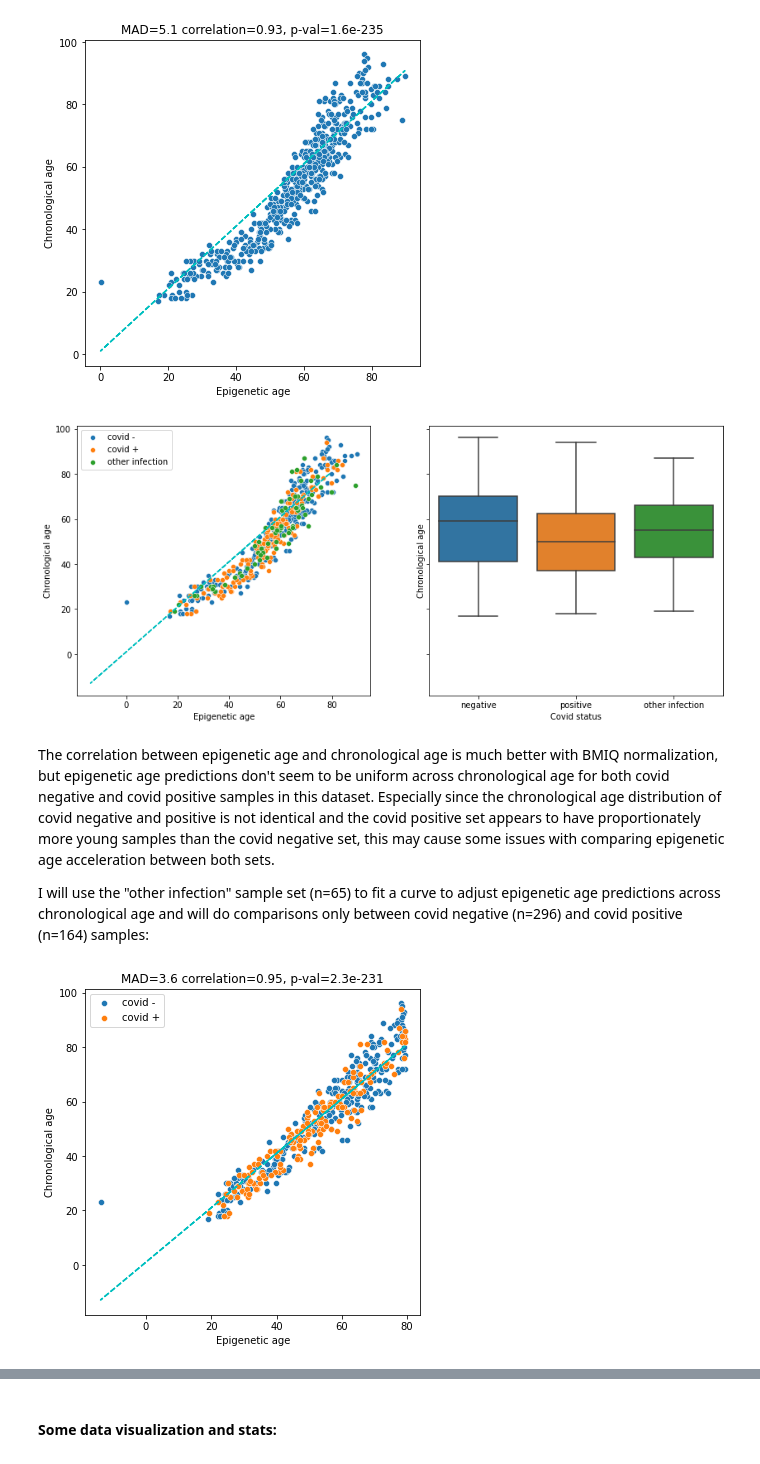
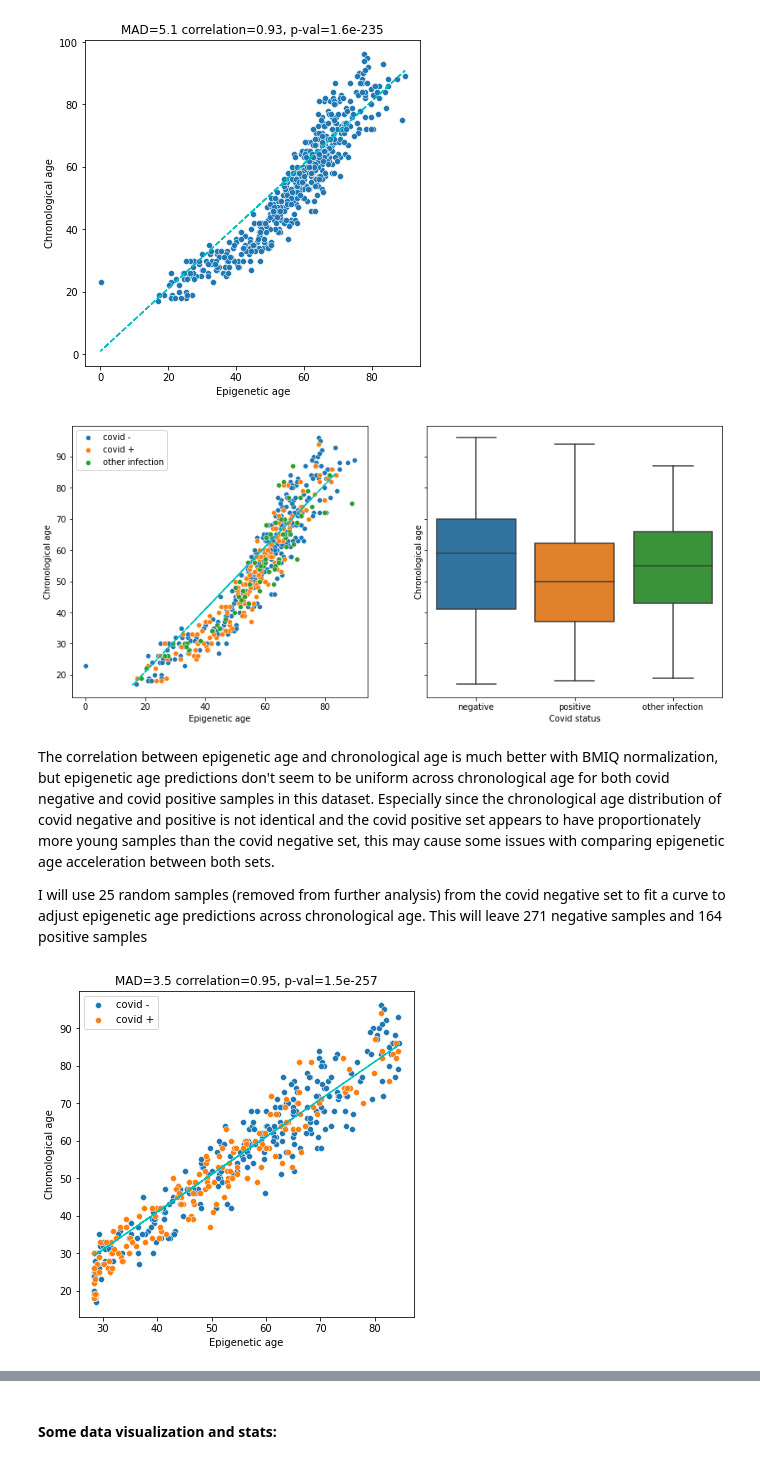
Before and after one commit to Olya-M/covid-epigenetic-age, a Jupyter notebook: preprocessing_2_and_analysis.ipynb, the cells around one changed output, grey strips where cells are left out. Drawn from its saved outputs; the diff is of its cells as text; code cells hidden in the pictures.

Commit message:
Cleaned up some analysis

```diff
--- a/preprocessing_2_and_analysis.ipynb
+++ b/preprocessing_2_and_analysis.ipynb
@@ -57,7 +57,6 @@ Not using BMIQ normalization resulted in epigenetic age predictions that don't s
 # %% [markdown]
 #### With BMIQ normalization:
 # %%
-data_meta = pd.read_csv('data/covidGSE167202_meta.csv')
 data_norm = pd.read_csv('data/covidGSE167202_normalized.csv')
 
 data_norm = data_norm[AltumAge_cpgs]
@@ -86,8 +85,8 @@ sns.boxplot(ax=axs[1],x=data_meta['covid_status:ch1'], y = data_meta['age:ch1']
 axs[1].set(xlabel = 'Covid status',ylabel='Chronological age')
 _ = plt.plot()
 # %% [output]
-[figure, old version]
+[figure, new version]
 # %% [markdown]
 The correlation between epigenetic age and chronological age is much better with BMIQ normalization, but epigenetic age predictions don't seem to be uniform across chronological age for both covid negative and covid positive samples in this dataset. Especially since the chronological age distribution of covid negative and positive is not identical and the covid positive set appears to have proportionately more young samples than the covid negative set, this may cause some issues with comparing epigenetic age acceleration between both sets.
 
-I will use the "other infection" sample set (n=65) to fit a curve to adjust epigenetic age predictions across chronological age and will do comparisons only between covid negative (n=296) and covid positive (n=164) samples:
+I will use 25 random samples (removed from further analysis) from the covid negative set to fit a curve to adjust epigenetic age predictions across chronological age. This will leave 271 negative samples and 164 positive samples
@@ -99,40 +100,41 @@ adjusted_altum_preds = p(pred_age_AltumAge)
 # %%
-# # potential alternative of curve-fitting with part of the covid negative samples:
+covid_negative_for_polyfit = np.random.choice(data_meta.index[data_meta['covid_status:ch1'] == 'negative'], size=25, replace=False)
+covid_polyfit_altum = pred_age_AltumAge[data_meta.index.isin(covid_negative_for_polyfit)]
+covid_polyfit_age = data_meta['age:ch1'][data_meta.index.isin(covid_negative_for_polyfit)]
 
-# covid_negative_for_polyfit = np.random.choice(data_meta.index[data_meta['covid_status:ch1'] == 'negative'], size=100, replace=False)
-# covid_polyfit_altum = pred_age_AltumAge[data_meta.index.isin(covid_negative_for_polyfit)]
-# covid_polyfit_age = data_meta['age:ch1'][data_meta.index.isin(covid_negative_for_polyfit)]
+data = data.drop(index=covid_negative_for_polyfit)
 
-# data = data.drop(index=covid_negative_for_polyfit)
+z = np.polyfit(x=covid_polyfit_altum,
+               y=covid_polyfit_age,deg=4)
+p = np.poly1d(z)
+adjusted_altum_preds = p(data['altum'])
 
-# z = np.polyfit(x=covid_polyfit_altum,
-#                y=covid_polyfit_age,deg=4)
-# p = np.poly1d(z)
-# adjusted_altum_preds = p(data['altum'])
-
-# data['adjusted_altum'] = adjusted_altum_preds
-# diffs = adjusted_altum_preds - data['age:ch1']
+data['adjusted_altum'] = adjusted_altum_preds
+diffs = adjusted_altum_preds - data['age:ch1']
+data['diffs'] = diffs
 # %%
-covid_n_age = data_meta['age:ch1'][data_meta['covid_status:ch1'] == 'negative']
-covid_n_altum = adjusted_altum_preds[data_meta['covid_status:ch1'] == 'negative']
-covid_p_age = data_meta['age:ch1'][data_meta['covid_status:ch1'] == 'positive']
-covid_p_altum = adjusted_altum_preds[data_meta['covid_status:ch1'] == 'positive']
+covid_n_age = data['age:ch1'][data['covid_status:ch1'] == 'negative']
+covid_n_altum = data['adjusted_altum'][data['covid_status:ch1'] == 'negative']
+covid_o_age = data['age:ch1'][data['covid_status:ch1'] == 'other infection']
+covid_o_altum = data['adjusted_altum'][data['covid_status:ch1'] == 'other infection']
+covid_p_age = data['age:ch1'][data['covid_status:ch1'] == 'positive']
+covid_p_altum = data['adjusted_altum'][data['covid_status:ch1'] == 'positive']
 
-x = adjusted_altum_preds[data_meta['covid_status:ch1'] != 'other infection']
-y = data_meta['age:ch1'][data_meta['covid_status:ch1'] != 'other infection']
+x = data['adjusted_altum']
+y = data['age:ch1']
 
 medianAbsDev = np.median(abs(x-y))
 cor = stats.pearsonr(x,y)[0]
 p_val = stats.pearsonr(x,y)[1]
 
 fig, axs = plt.subplots(figsize=(6,6), sharey=True)
 
 sns.scatterplot(x=covid_n_altum,y=covid_n_age,label='covid -')
 sns.scatterplot(x=covid_p_altum,y=covid_p_age,label='covid +')
 axs.set(xlabel = 'Epigenetic age',ylabel='Chronological age')
 axs.set_title(('MAD={:.2g} correlation={:.2g}, p-val={:.2g}').format(medianAbsDev, cor, p_val))
 axs.plot(x, x + 1, '--c')
 _ = plt.plot()
 # %% [output]
-[figure, old version]
+[figure, new version]
 # %% [markdown]
```
Also changed, not shown: parts of 36 cells of this notebook.
